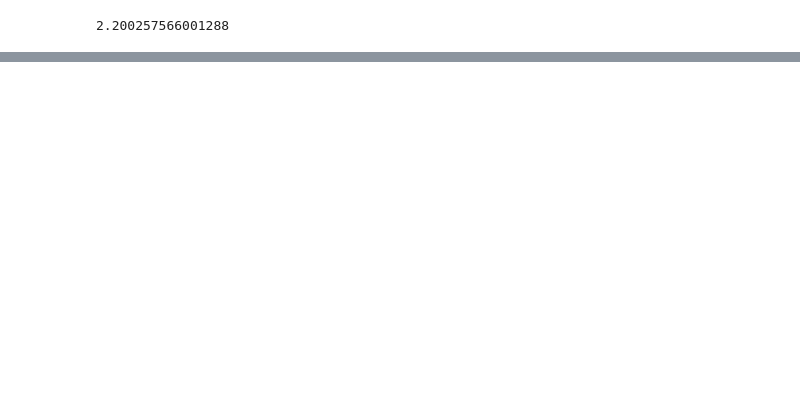
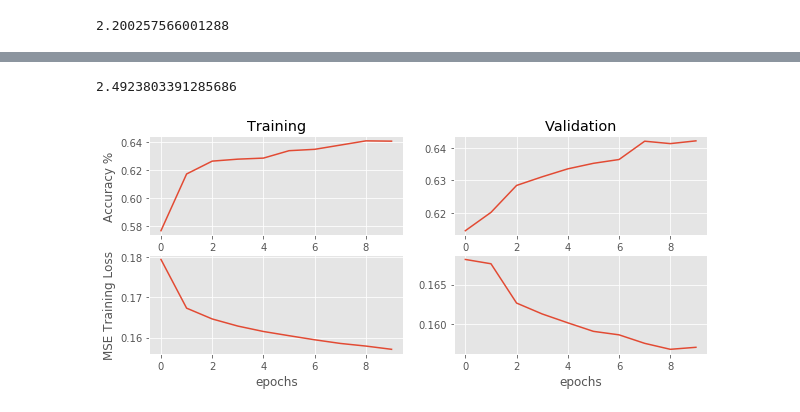
Before and after one commit to jamesothomas/MachineLearningPython, a Jupyter notebook: Lab5/Deep_and_Wide modeling.ipynb, the cells around one changed output, grey strips where cells are left out. Cells and saved outputs as stored; diff of their text form; code cells hidden in the pictures; blank space fills up the shorter version.

```diff
--- a/Lab5/Deep_and_Wide modeling.ipynb
+++ b/Lab5/Deep_and_Wide modeling.ipynb
@@ -528,0 +542,15 @@ def combined_plt(hists):
+# %%
+'''
+standard form for calling the wrapper function
+'''
+cross_columns = [['admission_type_id','admission_source_id'],  ['gender','race']]
+deep_layers = [[50,'relu','deep1'],[25,'relu','deep2'],[25,'relu','deep3'],[10,'relu','deep4']]
+
+model_2 = deep_and_wide_all_wraped(cross_columns,deep_layers,epochs=10)
+hist_2 = model_2.fit()
+model_2.plot()
+cost_2 = model_2.cost_predict()
+print(cost_2)
+# %% [output]
+2.4923803391285686
+[figure, added]
```
Also changed, not shown: parts of 11 cells of this notebook.
